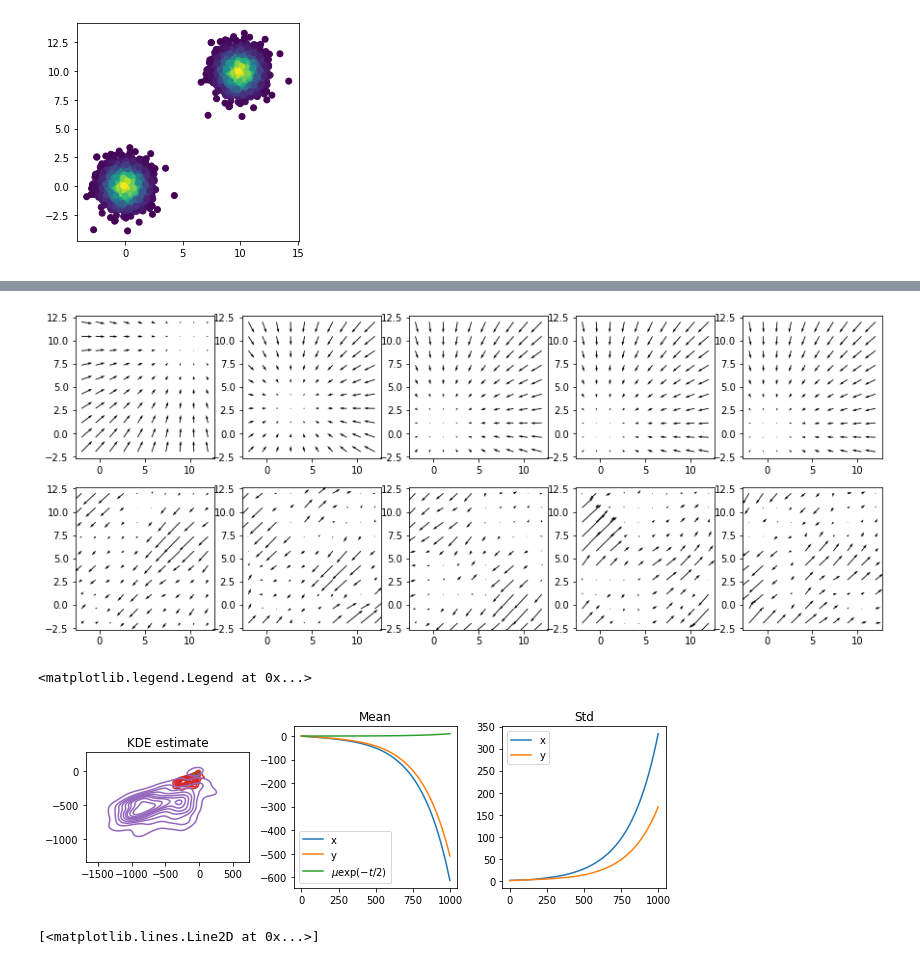
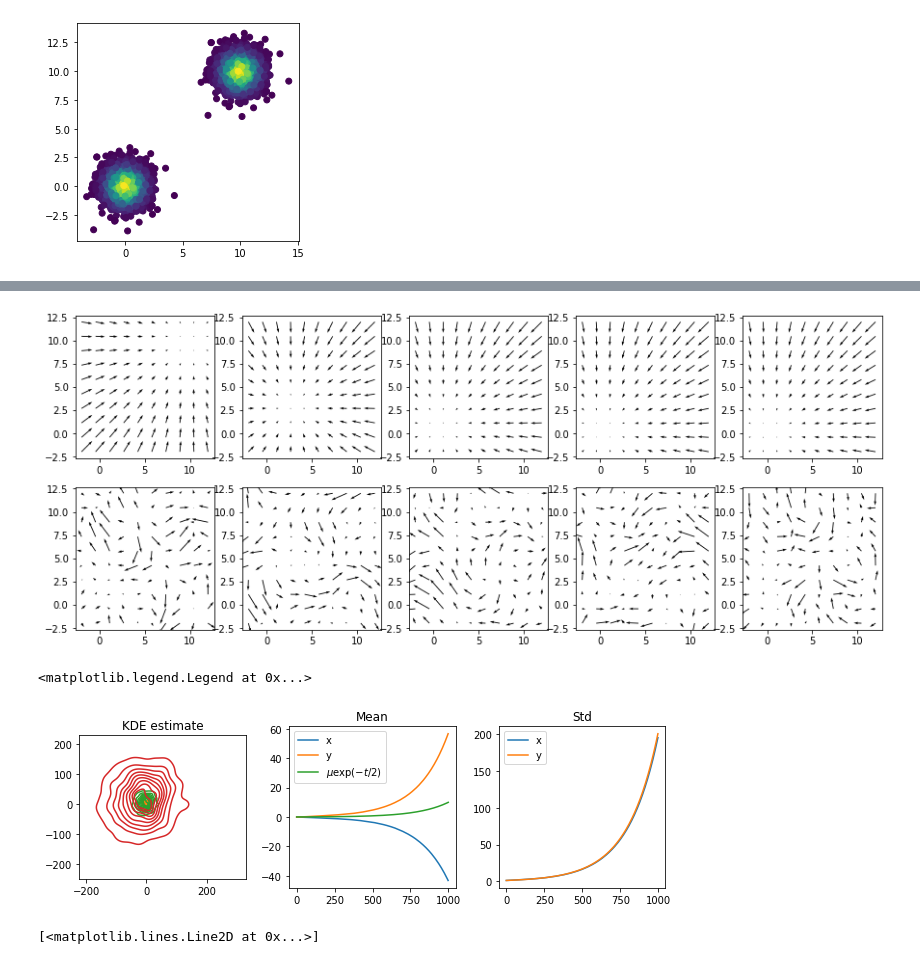
Before and after one commit to oxcsml/riemannian-score-sde, a Jupyter notebook: scripts/diffusion.ipynb, the cells around one changed output, grey strips where cells are left out. Drawn from its saved outputs; the diff is of its cells as text; code cells hidden in the pictures.

```diff
--- a/scripts/diffusion.ipynb
+++ b/scripts/diffusion.ipynb
@@ -112,7 +112,7 @@ plt.gca().set_aspect('equal')
 # %%
 from score_sde.models import AmbientGenerator, Concat
 from score_sde.utils import TrainState
-from score_sde.losses import get_loss_step_fn, get_dsm_loss_fn
+from score_sde.losses import get_step_fn #get_loss_step_fn, get_dsm_loss_fn
 import geomstats as gs
 import haiku as hk
 import optax
@@ -133,7 +133,7 @@ x = next(dataset)
 params, state = score_model.init(rng=next(g_rng), x=x, t=0)
 
 warmup_steps = 100
-steps = 900
+steps = 1000
 schedule_fn = optax.join_schedules([
         optax.linear_schedule(
             init_value= 0.0,
@@ -150,7 +150,7 @@ schedule_fn = optax.join_schedules([
 )
 
 optimiser = optax.chain(
-    optax.adam(learning_rate=0.0002, b1=0.9,b2=0.999, eps=1e-8), optax.scale_by_schedule(schedule_fn)
+    optax.adam(learning_rate=0.002, b1=0.9,b2=0.999, eps=1e-8), optax.scale_by_schedule(schedule_fn)
 )
 opt_state = optimiser.init(params)
 
@@ -160,13 +160,15 @@ train_state = TrainState(
     model_state=state,
     step=0,
     params=params,
-    ema_rate=0.999,
+    ema_rate=0.9999,
     params_ema=params,
     rng=next_rng,
 )
 
-loss_fn = get_dsm_loss_fn(forward_sde, score_model, True)
-train_step_fn = get_loss_step_fn(loss_fn, optimiser, True)
+# loss_fn = get_dsm_loss_fn(forward_sde, score_model, True)
+# train_step_fn = get_loss_step_fn(loss_fn, optimiser, True)
+
+train_step_fn = get_step_fn(forward_sde, score_model, optimiser, True, hutchinson_type="None")
 
 train_step_fn = jax.jit(train_step_fn)
 
@@ -220,23 +224,23 @@ forward_sde.marginal_prob(x_t, 10 * jnp.ones(x_t.shape[:-1]))
 # %%
 n = 5
 
 fig, axs = plt.subplots(2, n, figsize=(n*3, 2*3))
 
 x = jnp.stack(
     jnp.meshgrid(
         jnp.linspace(-2,12,10), jnp.linspace(-2,12,10)
     ), axis=-1
 ).reshape((1,-1,2))
 
 for i in range(n):
     t = (i * forward_sde.tf)/(n-1) + 1e-3
-    nn_score = nn_score_fn(x, t * jnp.ones(x.shape[:-1]))
+    nn_score = nn_score_fn(x, t * jnp.ones(x.shape[:-1])[..., None])
     score = score_fn(x, t * jnp.ones(x.shape[:-1]))
 
     axs[0][i].quiver(x[..., 0], x[..., 1], score[..., 0], score[..., 1])
     axs[1][i].quiver(x[..., 0], x[..., 1], nn_score[..., 0], nn_score[..., 1])
 # %% [output]
-[figure, old version]
+[figure, new version]
 # %%
 # This score function is ONLY accurate for beta(t) = 1
 
@@ -254,7 +258,7 @@ axes[1].legend()
 axes[2].legend()
 # %% [output]
 <matplotlib.legend.Legend at 0x...>
-[figure, old version]
+[figure, new version]
 # %%
 import geomstats as gs
 from riemannian_score_sde.sde import Brownian
```
Also changed, not shown: parts of 3 cells of this notebook.
